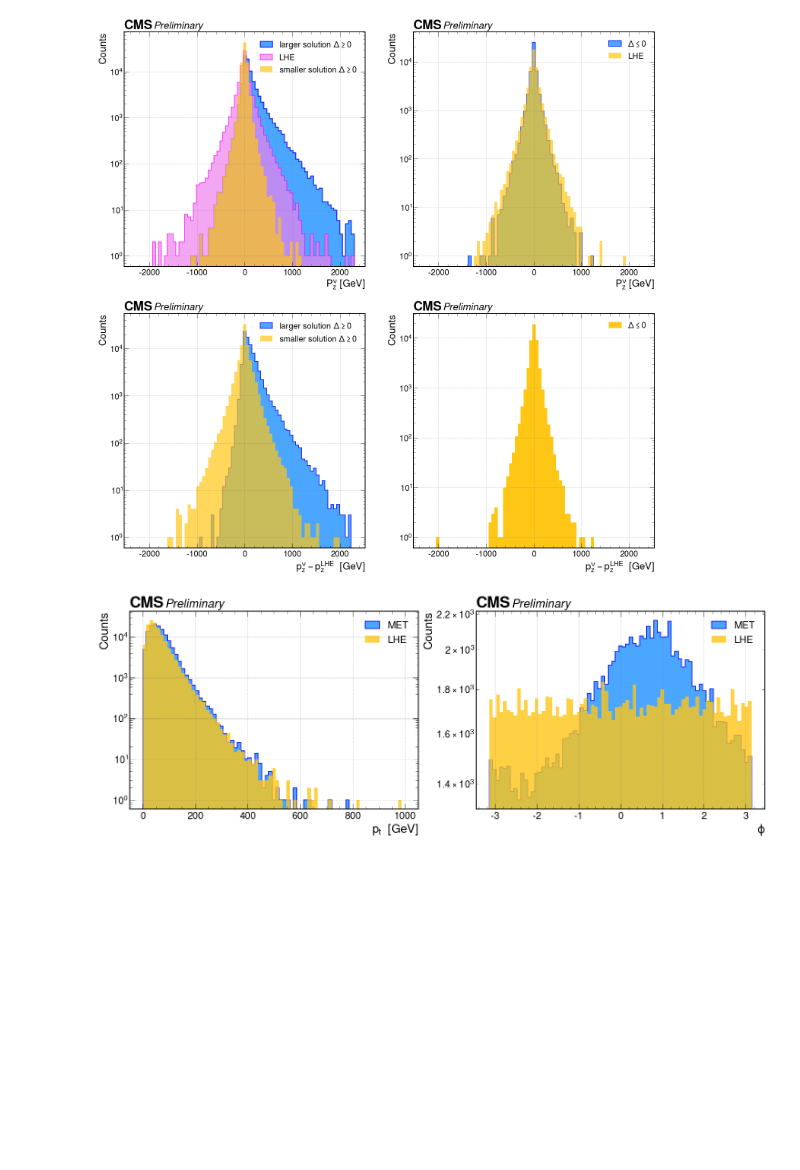
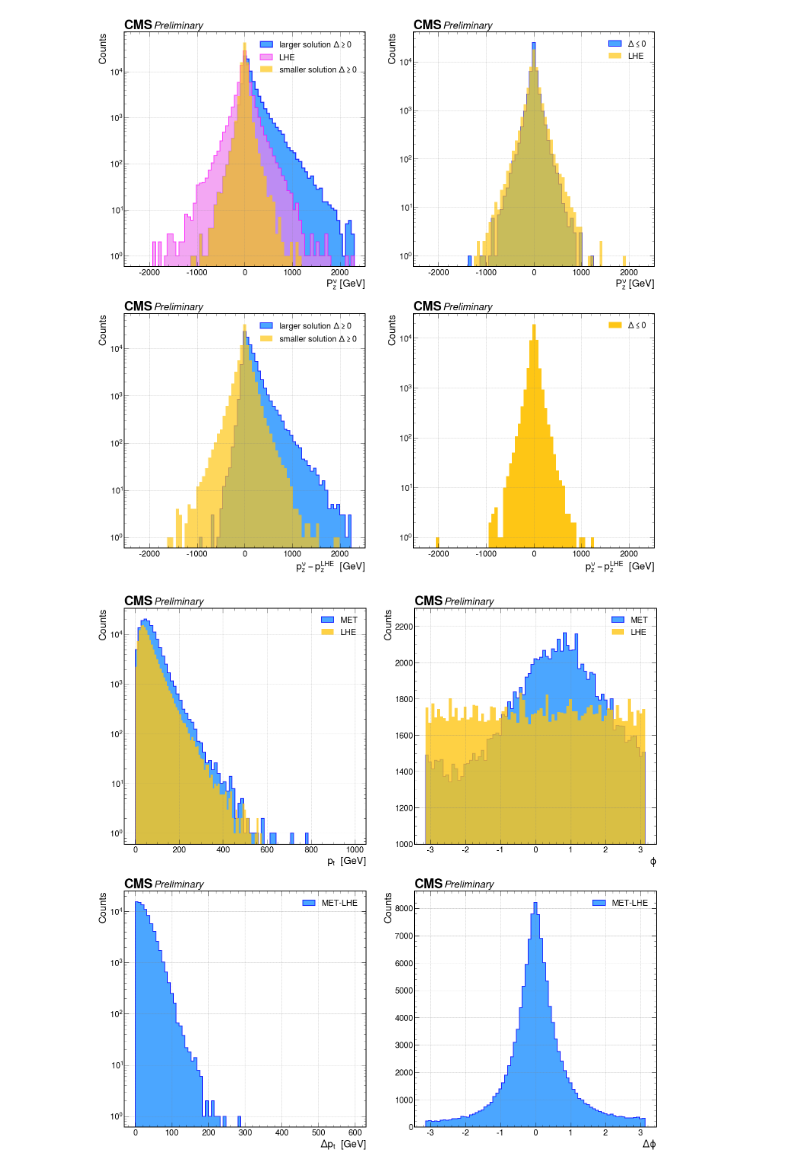
Before and after one commit to pviscone/Vcb_ditopDecay, a Jupyter notebook: tasks/Muons/ranking/neutrino_reco.ipynb, the cells around one changed output. Drawn from its saved outputs; the diff is of its cells as text; code cells hidden in the pictures; blank space fills up the shorter version.

Commit message:
Fixed delta phi (MET-LHE)

```diff
--- a/tasks/Muons/ranking/neutrino_reco.ipynb
+++ b/tasks/Muons/ranking/neutrino_reco.ipynb
@@ -60,6 +60,13 @@ def Wmass(lept_pt, lept_eta, lept_phi, MET_pt, MET_phi,nu_pz,lept_mass=0.105):
             nu_pz[i]/MET_pt[i]), MET_phi[i], 0)
         Wmass_array.append((mu_4V+nu_4V).M())
     return np.array(Wmass_array)
+
+
+def deltaPhi(phi1,phi2):
+    dphi = (phi1 - phi2)
+    dphi[dphi > np.pi] = 2*np.pi - dphi[dphi > np.pi]
+    dphi[dphi < -np.pi] = -2*np.pi - dphi[dphi < -np.pi]
+    return dphi
 # %%
 nu_pz = neutrino_pz(get("Muon_pt[:,0]"), get("Muon_eta[:,0]"), get(
     "Muon_phi[:,0]"), get("MET_pt"), get("MET_phi"))
@@ -218,31 +225,59 @@ plt.grid(color="grey", linestyle="--", linewidth=0.5)
 # %% [output]
 [figure]
 # %%
-plt.figure(figsize=(25,8))
-plt.subplot(1,2,1)
+plt.figure(figsize=(25,25))
+plt.subplot(2,2,1)
 plt.hist(met_pt, bins=75, alpha=0.8,
          label=r"MET", range=(0,1000), color="dodgerblue", edgecolor='blue', histtype="stepfilled", linewidth=2)
 plt.hist(nu_pt_LHE, bins=75, alpha=0.8,
-         label=r"LHE", range=(0,1000), color=mcolors.XKCD_COLORS["xkcd:golden yellow"], histtype="stepfilled", linewidth=0, edgecolor=mcolors.XKCD_COLORS["xkcd:golden yellow"])
+         label=r"LHE", range=(0,600), color=mcolors.XKCD_COLORS["xkcd:golden yellow"], histtype="stepfilled", linewidth=0, edgecolor=mcolors.XKCD_COLORS["xkcd:golden yellow"])
 
 plt.legend()
 plt.xlabel(r"$p_t$  [GeV]")
 plt.ylabel("Counts")
 hep.cms.text("Preliminary")
 plt.yscale("log")
 plt.grid(color="grey", linestyle="--", linewidth=0.5)
 
-plt.subplot(1, 2, 2)
+
+plt.subplot(2, 2, 3)
+
+plt.hist(met_pt-nu_pt_LHE, bins=75, alpha=0.8,
+         label=r"MET-LHE", range=(0, 600), color="dodgerblue", edgecolor='blue', histtype="stepfilled", linewidth=2)
+
+plt.legend()
+plt.xlabel(r"$\Delta p_t$  [GeV]")
+plt.ylabel("Counts")
+hep.cms.text("Preliminary")
+plt.yscale("log")
+plt.grid(color="grey", linestyle="--", linewidth=0.5)
+
+
+
+plt.subplot(2, 2, 2)
 plt.hist(met_phi, bins=75, alpha=0.8,
          label=r"MET", range=(-3.14,3.14), color="dodgerblue", edgecolor='blue', histtype="stepfilled", linewidth=2)
 plt.hist(nu_phi_LHE, bins=75, alpha=0.8,
          label=r"LHE", range=(-3.14,3.14), color=mcolors.XKCD_COLORS["xkcd:golden yellow"], histtype="stepfilled", linewidth=0, edgecolor=mcolors.XKCD_COLORS["xkcd:golden yellow"])
 
 plt.legend()
 plt.xlabel(r"$\phi$")
 plt.ylabel("Counts")
+plt.ylim(1000,2300)
 hep.cms.text("Preliminary")
-plt.yscale("log")
+
 plt.grid(color="grey", linestyle="--", linewidth=0.5)
+
+plt.subplot(2, 2, 4)
+
+plt.hist(deltaPhi(met_phi,nu_phi_LHE), bins=75, alpha=0.8,
+         label=r"MET-LHE", range=(-3.14, 3.14), color="dodgerblue", edgecolor='blue', histtype="stepfilled", linewidth=2)
+
+plt.legend()
+plt.xlabel(r"$\Delta \phi$")
+plt.ylabel("Counts")
+hep.cms.text("Preliminary")
+
+plt.grid(color="grey", linestyle="--", linewidth=0.5)
 # %% [output]
-[figure, old version]
+[figure, new version]
```
